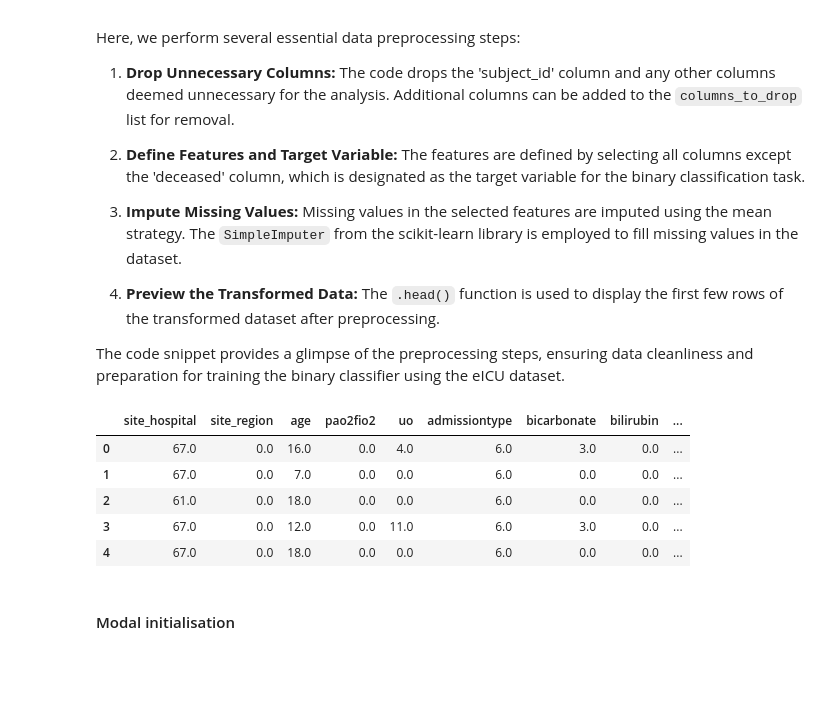
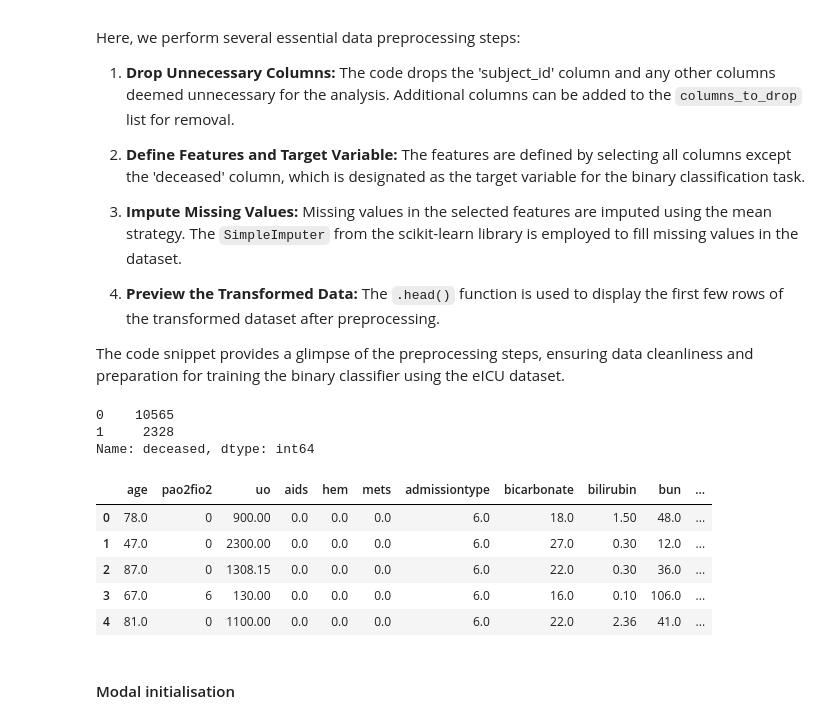
Before and after one commit to MEDomics-UdeS/MEDfl, a Jupyter notebook: notebooks/tutorial/3_TransferLearning copy.ipynb, the cells around one changed output. Drawn from its saved outputs; the diff is of its cells as text; code cells hidden in the pictures; blank space fills up the shorter version.

```diff
--- a/notebooks/tutorial/3_TransferLearning copy.ipynb
+++ b/notebooks/tutorial/3_TransferLearning copy.ipynb
@@ -85,31 +85,29 @@ Here, we perform several essential data preprocessing steps:
 4. **Preview the Transformed Data:** The `.head()` function is used to display the first few rows of the transformed dataset after preprocessing.
 
 The code snippet provides a glimpse of the preprocessing steps, ensuring data cleanliness and preparation for training the binary classifier using the eICU dataset.
-# %%
-# Drop 'subject_id' column and any other unnecessary columns
-columns_to_drop = ["id"]  # Add more columns to drop if needed
-data.drop(columns=columns_to_drop, inplace=True)
-
-# Define features and target variable
-features = [col for col in data.columns if col != 'event_death']
-target = 'event_death'
-
-# Impute missing values using the mean strategy
-imputer = SimpleImputer(strategy='mean')
-encoder = LabelEncoder()
-data["site_hospital"] = encoder.fit_transform(data["site_hospital"])
-data["site_region"] = encoder.fit_transform(data["site_region"])
-
-data[features] = imputer.fit_transform(data[features])
-
-data.head()
-# %% [output]
-|  | site_hospital | site_region | age | pao2fio2 | uo | admissiontype | bicarbonate | bilirubin | ... |
-| 0 | 67.0 | 0.0 | 16.0 | 0.0 | 4.0 | 6.0 | 3.0 | 0.0 | ... |
-| 1 | 67.0 | 0.0 | 7.0 | 0.0 | 0.0 | 6.0 | 0.0 | 0.0 | ... |
-| 2 | 61.0 | 0.0 | 18.0 | 0.0 | 0.0 | 6.0 | 0.0 | 0.0 | ... |
-| 3 | 67.0 | 0.0 | 12.0 | 0.0 | 11.0 | 6.0 | 3.0 | 0.0 | ... |
-| 4 | 67.0 | 0.0 | 18.0 | 0.0 | 0.0 | 6.0 | 0.0 | 0.0 | ... |
+# %%
+columns_to_drop = ["hospitalid"]
+data.drop(columns=columns_to_drop , inplace=True)
+# Define features and target variable
+features = [col for col in data.columns if col != 'deceased']
+target = 'deceased'
+
+target_counts = data['deceased'].value_counts()
+
+# Print the counts
+print(target_counts)
+
+data.head()
+# %% [output]
+0    10565
+1     2328
+Name: deceased, dtype: int64
+|  | age | pao2fio2 | uo | aids | hem | mets | admissiontype | bicarbonate | bilirubin | bun | ... |
+| 0 | 78.0 | 0 | 900.00 | 0.0 | 0.0 | 0.0 | 6.0 | 18.0 | 1.50 | 48.0 | ... |
+| 1 | 47.0 | 0 | 2300.00 | 0.0 | 0.0 | 0.0 | 6.0 | 27.0 | 0.30 | 12.0 | ... |
+| 2 | 87.0 | 0 | 1308.15 | 0.0 | 0.0 | 0.0 | 6.0 | 22.0 | 0.30 | 36.0 | ... |
+| 3 | 67.0 | 6 | 130.00 | 0.0 | 0.0 | 0.0 | 6.0 | 16.0 | 0.10 | 106.0 | ... |
+| 4 | 81.0 | 0 | 1100.00 | 0.0 | 0.0 | 0.0 | 6.0 | 22.0 | 2.36 | 41.0 | ... |
 # %% [markdown]
 #### Modal initialisation
 # %%
```
Also changed, not shown: parts of 17 cells of this notebook, 7 other files.
